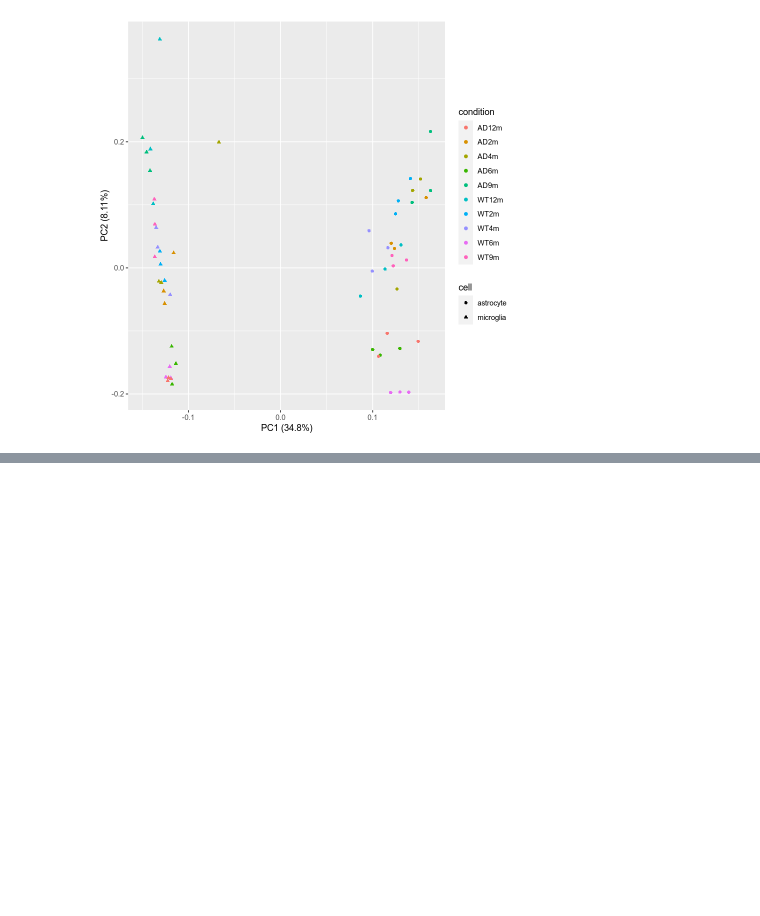
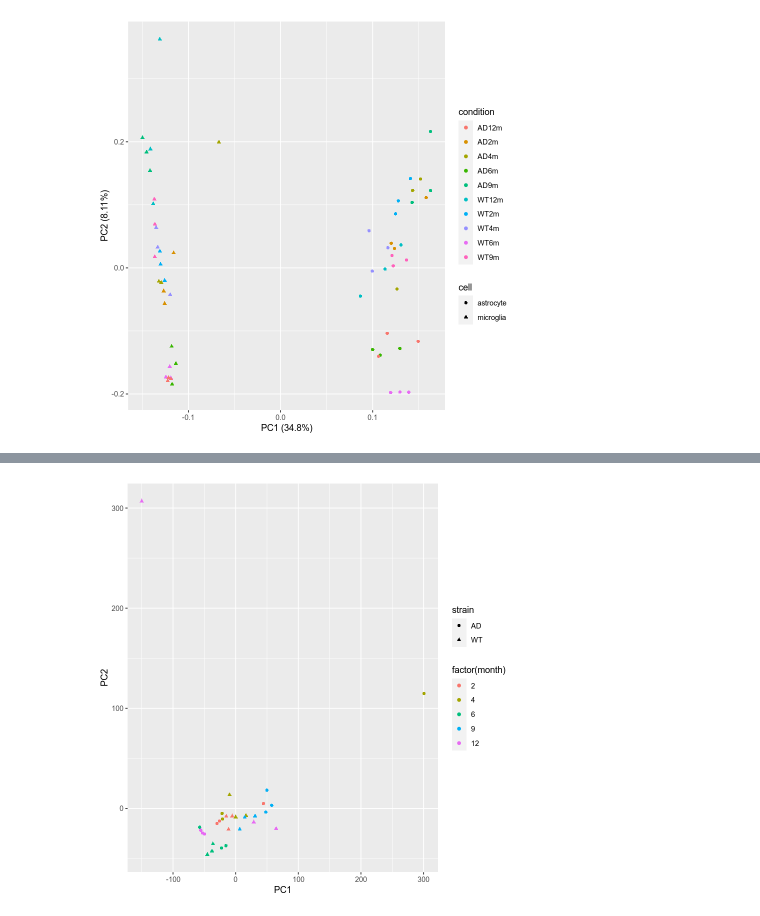
Before and after one commit to rogadde/rnaseq-analysis, a Jupyter notebook: results/pca.ipynb, the cells around one changed output, grey strips where cells are left out. Saved outputs shown, nothing was run; the diff lists cells and outputs as text; code cells hidden in the pictures; blank space fills up the shorter version.

```diff
--- a/results/pca.ipynb
+++ b/results/pca.ipynb
@@ -102,0 +145,16 @@ autoplot(pca, data = sample_info, colour = "condition", shape = "cell")
+# %%
+# PC plot
+mscores <- micro_pca$x
+
+mscores <- mscores %>%
+  # convert to a tibble retaining the sample names as a new column
+  as_tibble(rownames = "sample") %>%
+  # join with sample_info table
+  mutate(sample_info[c(1:30), c(3:6)])
+
+mscores %>%
+  # create the plot
+  ggplot(aes(x = PC1, y = PC2, color = factor(month), shape = strain)) +
+  geom_point()
+# %% [output]
+[figure, added]
```
Also changed, not shown: parts of 8 cells of this notebook, 1 other file.
